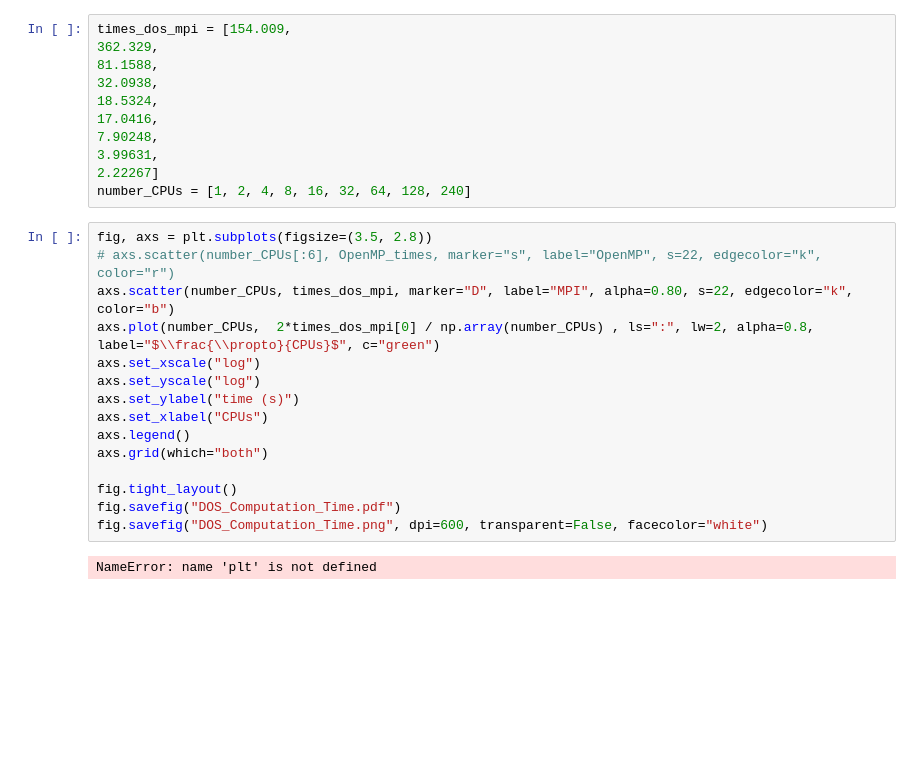
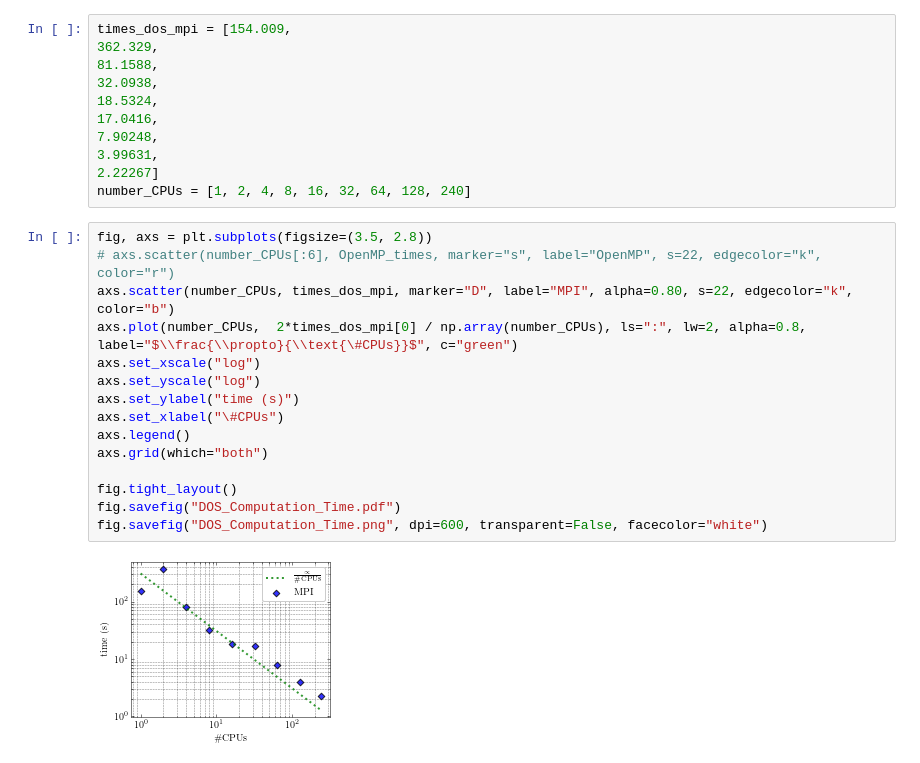
Before and after one commit to RemiHelleboid/UltimateEPM, a Jupyter notebook: python/plot_times_BzBandDos.ipynb, the cells around one changed output. Saved outputs shown, nothing was run; the diff lists cells and outputs as text; blank space fills up the shorter version.

```diff
--- a/python/plot_times_BzBandDos.ipynb
+++ b/python/plot_times_BzBandDos.ipynb
@@ -40,17 +40,17 @@ number_CPUs = [1, 2, 4, 8, 16, 32, 64, 128, 240]
 # %%
 fig, axs = plt.subplots(figsize=(3.5, 2.8))
 # axs.scatter(number_CPUs[:6], OpenMP_times, marker="s", label="OpenMP", s=22, edgecolor="k", color="r")
 axs.scatter(number_CPUs, times_dos_mpi, marker="D", label="MPI", alpha=0.80, s=22, edgecolor="k", color="b")
-axs.plot(number_CPUs,  2*times_dos_mpi[0] / np.array(number_CPUs) , ls=":", lw=2, alpha=0.8, label="$\\frac{\\propto}{CPUs}$", c="green")
+axs.plot(number_CPUs,  2*times_dos_mpi[0] / np.array(number_CPUs), ls=":", lw=2, alpha=0.8, label="$\\frac{\\propto}{\\text{\#CPUs}}$", c="green")
 axs.set_xscale("log")
 axs.set_yscale("log")
 axs.set_ylabel("time (s)")
-axs.set_xlabel("CPUs")
+axs.set_xlabel("\#CPUs")
 axs.legend()
 axs.grid(which="both")
 
 fig.tight_layout()
 fig.savefig("DOS_Computation_Time.pdf")
 fig.savefig("DOS_Computation_Time.png", dpi=600, transparent=False, facecolor="white")
 # %% [output]
-NameError: name 'plt' is not defined
+[figure, added]
```
Also changed, not shown: 1 other file.
